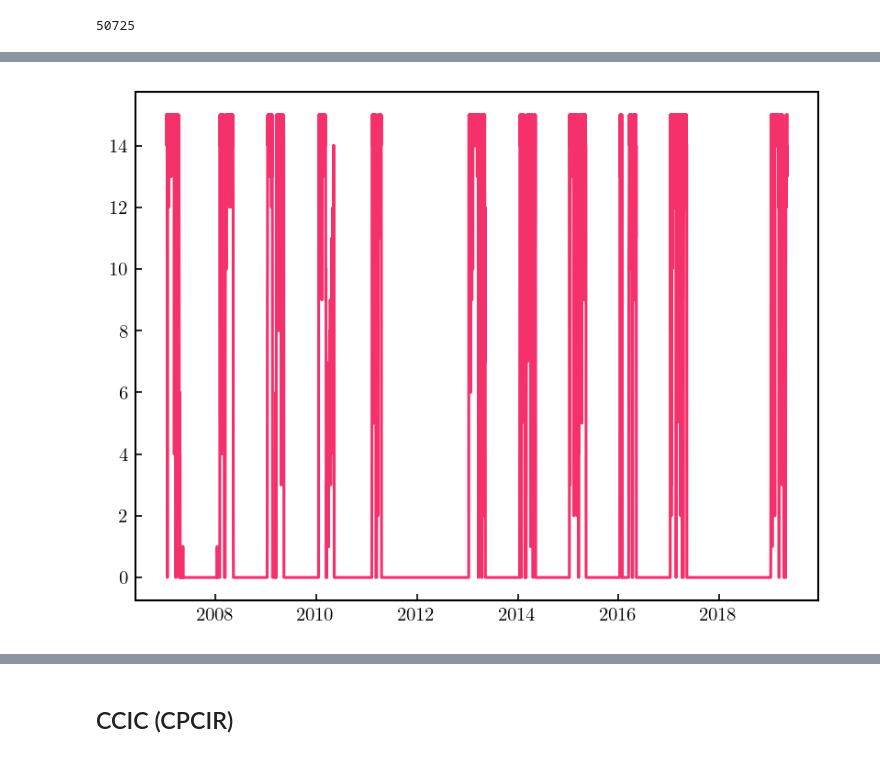
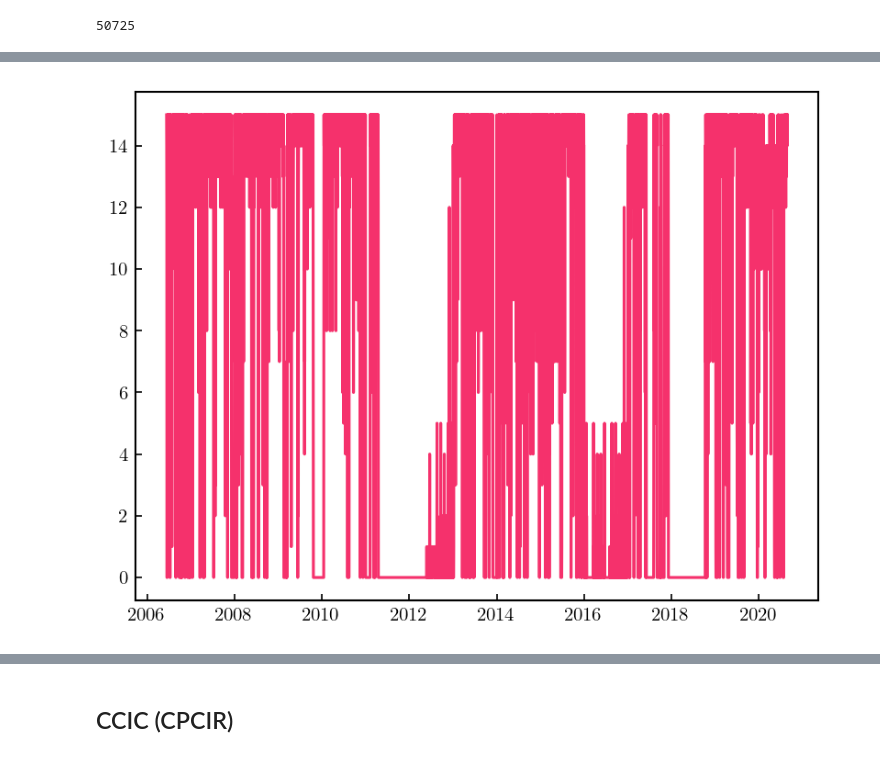
Before and after one commit to SEE-GEO/ccic_climate_record_analysis, a Jupyter notebook: notebooks/cloudsat_collocations/preprocessing_and_analysis.ipynb, the cells around one changed output, grey strips where cells are left out. Drawn from its saved outputs; the diff is of its cells as text; code cells hidden in the pictures.

```diff
--- a/notebooks/cloudsat_collocations/preprocessing_and_analysis.ipynb
+++ b/notebooks/cloudsat_collocations/preprocessing_and_analysis.ipynb
@@ -318,6 +374,6 @@ len(files)
 # %% [output]
 50725
 # %%
-files = sorted(list(Path("/scratch/ccic_record/era5_collocations/").glob("*.nc")))
+files = sorted(list(Path("/scratch/ccic_record/era5_collocations/updated/").glob("*.nc")))
 plot_collocation_availability(files)
 # %% [output]
@@ -328,4 +384,4 @@ plot_collocation_availability(files)
-[figure, old version]
+[figure, new version]
 # %%
 data = xr.load_dataset(files[4])
 plt.plot(data.longitude, data.__xarray_dataarray_variable__)
```
Also changed, not shown: parts of 32 cells of this notebook, 26 other files.
